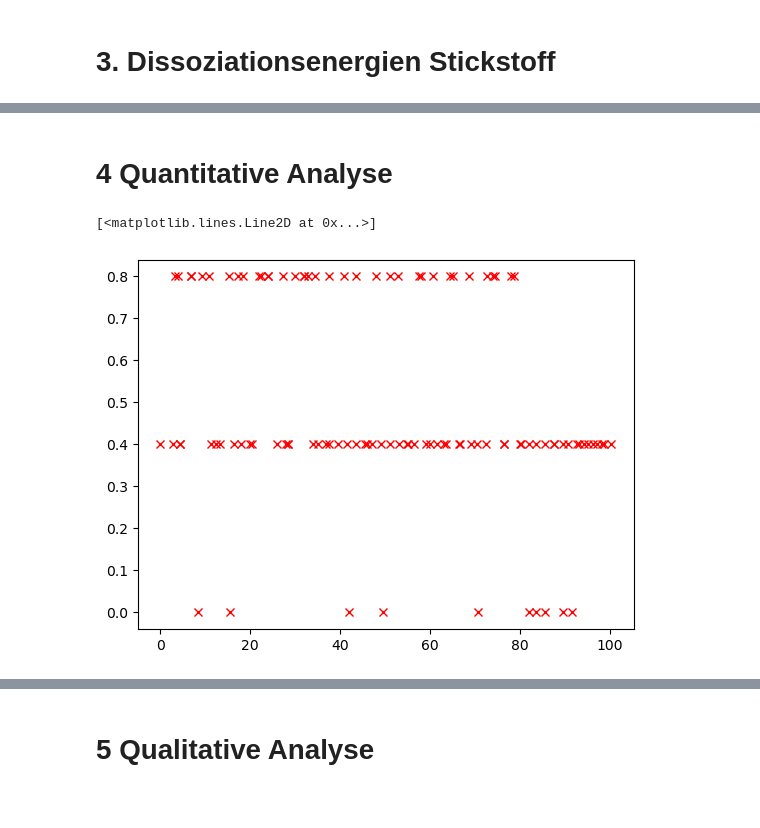
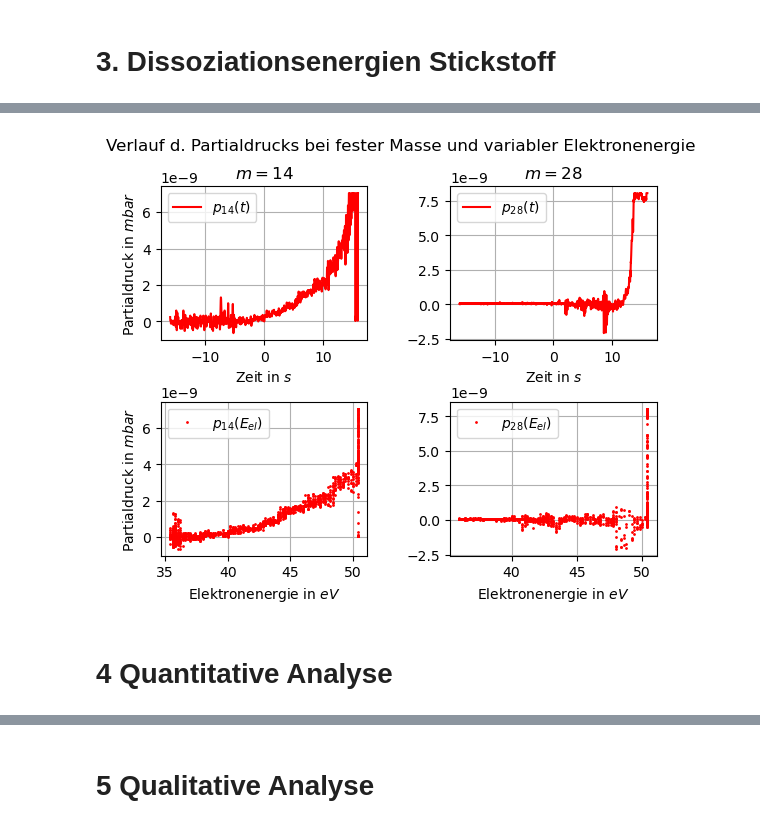
Before and after one commit to MRNock04/P3, a Jupyter notebook: Massenspektrometer/Auswertung.ipynb, the cells around one changed output, grey strips where cells are left out. Drawn from its saved outputs; the diff is of its cells as text; code cells hidden in the pictures.

```diff
--- a/Massenspektrometer/Auswertung.ipynb
+++ b/Massenspektrometer/Auswertung.ipynb
@@ -174,20 +132,44 @@ plt.show()
+# %%
+# Daten einlesen (Raumluft Stickstoff)
+rln14_df = pd.read_csv("Data\\Raumluft_MS14(1).CSV", skiprows=15)
+rln28_df = pd.read_csv("Data\\Raumluft_MS24.CSV", skiprows=15)
+
+# Dataframes umwandeln in numpy arrays
+rln14_ch1 = np.array([ rln14_df["CH1"] , rln14_df["CH2"] ])
+rln14_time = np.array([rln14_df["TIME"] , rln14_df["CH2"]])
+rln28_ch1 = np.array([ rln28_df["CH1"] , rln28_df["CH2"] ])
+rln28_time = np.array([rln28_df["TIME"] , rln28_df["CH2"]])
+
+# Plotte 2x2 fig
+# linke Spalte: m=14
+# rechte Spalte: m=28
+# oben: CH2( TIME ) => Oszi
+# unten: CH2( CH1 ) => Auswertung
+fig3_1, ax3_1 = plt.subplots(2, 2, gridspec_kw={'wspace':0.4,'hspace':0.4})
+# m=14
+ax3_1[0][0].plot( rln14_time[0] , rln14_time[1] * 10**-10 , color="red" , label="$p_{14}(t)$" , markersize=2)
+ax3_1[1][0].plot( -rln14_ch1[0]/10 , rln14_ch1[1] * 10**-10 , "r." , label="$p_{14}(E_{el})$" , markersize=2)
+# m=28
+ax3_1[0][1].plot( rln28_time[0] , rln28_time[1] * 10**-10 , color="red" , label="$p_{28}(t)$" , markersize=2)
+ax3_1[1][1].plot( -rln28_ch1[0]/10 , rln28_ch1[1] * 10**-10 , "r." , label="$p_{28}(E_{el})$" , markersize=2)
+
+
+# Grid und Legend für jeden subplot erstellen
+for i in [0,1]:
+    for j in [0,1]:
+        ax3_1[i][j].grid(), ax3_1[i][j].legend()
+
+# Achsenbeschriftung für alle subplots
+ax3_1[0][0].set(xlabel="Zeit in $s$", ylabel="Partialdruck in $mbar$")
+ax3_1[0][1].set(xlabel="Zeit in $s$", ylabel="")
+ax3_1[1][0].set(xlabel="Elektronenergie in $eV$", ylabel="Partialdruck in $mbar$")
+ax3_1[1][1].set(xlabel="Elektronenergie in $eV$", ylabel="")
+ax3_1[0][0].set_title("$m=14$")
+ax3_1[0][1].set_title("$m=28$")
+fig3_1.suptitle("Verlauf d. Partialdrucks bei fester Masse und variabler Elektronenergie")
+
+plt.show()
+# %% [output]
+[figure, added]
 # %% [markdown]
 # 4 Quantitative Analyse
-# %%
-rsp1 = read_Tek("Data\\Raumluft(1-50).CSV")
-rsp2 = read_Tek("Data\\Raumluft(50-100).CSV")
-
-
-rsp3df = data=pd.read_csv(f"{Path().resolve()}\\Data\\Raumluft(50-100).CSV",skiprows=15)
-rsp3 = np.array([rsp3df["CH1"][219:1815] , rsp3df["CH2"][219:1815]])
-plt.plot(rsp3[0][::15],rsp3[1][::15], "rx")
-# plt.plot(rsp1["Ch1"][::15], rsp1["Ch2"][::15], "rx")
-# plt.plot(rsp2["Ch1"][::15], rsp2["Ch2"][::15], "rx")
-# plt.plot(np.linspace(0,50), np.ones(50)*21.2)
-# plt.plot(np.linspace(0,50), np.ones(50)*4.)
-# plt.show()
-# plt.plot(rsp2["Ch1"][::20]/2 + 50, rsp2["Ch2"][::20], "gx")
-# plt.show()
-# %% [output]
-[<matplotlib.lines.Line2D at 0x...>]
-[figure, removed]
```
Also changed, not shown: parts of 5 cells of this notebook.
